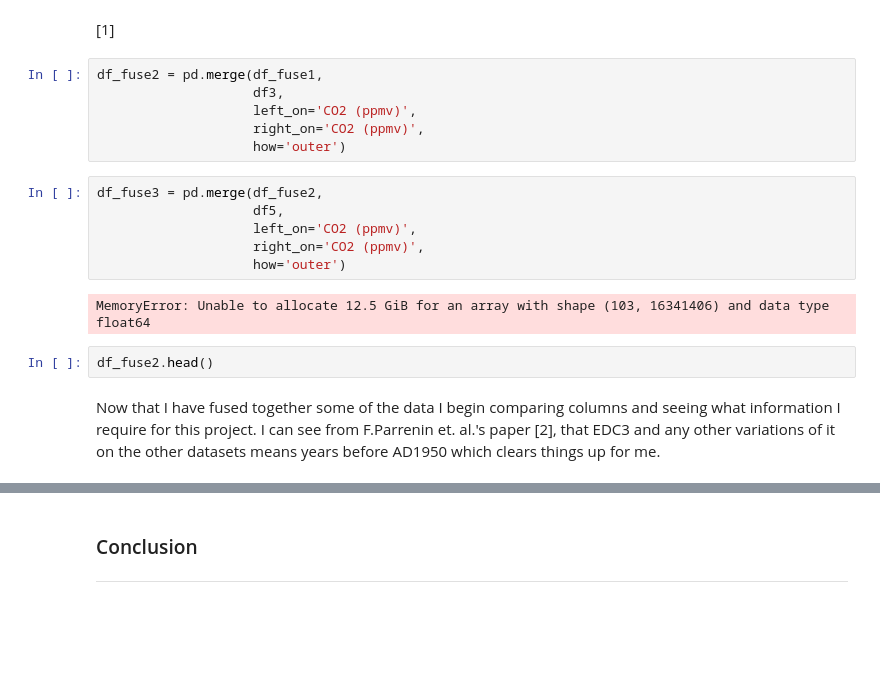
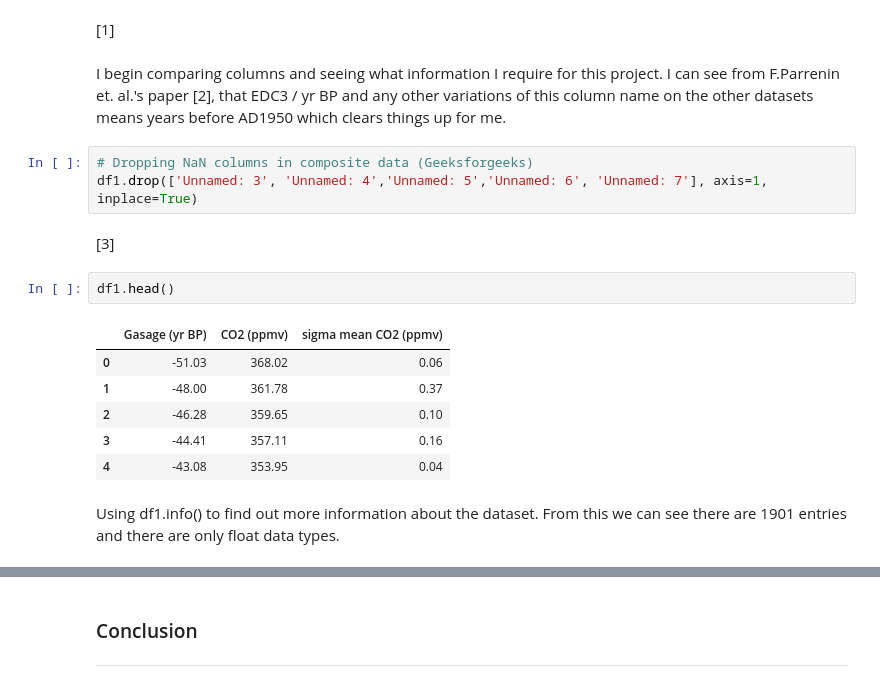
Before and after one commit to joannefeeney/programming-data-project-2, a Jupyter notebook: project.ipynb, the cells around one changed output, grey strips where cells are left out. Cells and saved outputs as stored; diff of their text form; blank space fills up the shorter version.

```diff
--- a/project.ipynb
+++ b/project.ipynb
@@ -75,20 +47,20 @@ df_fuse1 = pd.merge(df1,
 # %% [markdown]
 [1]
-# %%
-df_fuse2 = pd.merge(df_fuse1,
-                    df3,
-                    left_on='CO2 (ppmv)',
-                    right_on='CO2 (ppmv)',
-                    how='outer')
-# %%
-df_fuse3 = pd.merge(df_fuse2,
-                    df5,
-                    left_on='CO2 (ppmv)',
-                    right_on='CO2 (ppmv)',
-                    how='outer')
-# %% [output]
-MemoryError: Unable to allocate 12.5 GiB for an array with shape (103, 16341406) and data type float64
+# %% [markdown]
+I begin comparing columns and seeing what information I require for this project. I can see from F.Parrenin et. al.'s paper [2], that EDC3 / yr BP and any other variations of this column name on the other datasets means years before AD1950 which clears things up for me.
+# %%
+# Dropping NaN columns in composite data (Geeksforgeeks)
+df1.drop(['Unnamed: 3', 'Unnamed: 4','Unnamed: 5','Unnamed: 6', 'Unnamed: 7'], axis=1, inplace=True)
+# %% [markdown]
+[3]
 # %%
-df_fuse2.head()
+df1.head()
+# %% [output]
+|  | Gasage (yr BP) | CO2 (ppmv) | sigma mean CO2 (ppmv) |
+| 0 | -51.03 | 368.02 | 0.06 |
+| 1 | -48.00 | 361.78 | 0.37 |
+| 2 | -46.28 | 359.65 | 0.10 |
+| 3 | -44.41 | 357.11 | 0.16 |
+| 4 | -43.08 | 353.95 | 0.04 |
-# %% [markdown]
-Now that I have fused together some of the data I begin comparing columns and seeing what information I require for this project. I can see from F.Parrenin et. al.'s paper [2], that EDC3 and any other variations of it on the other datasets means years before AD1950 which clears things up for me.
+# %% [markdown]
+Using df1.info() to find out more information about the dataset. From this we can see there are 1901 entries and there are only float data types.
```
Also changed, not shown: parts of 25 cells of this notebook, 1 other file.
